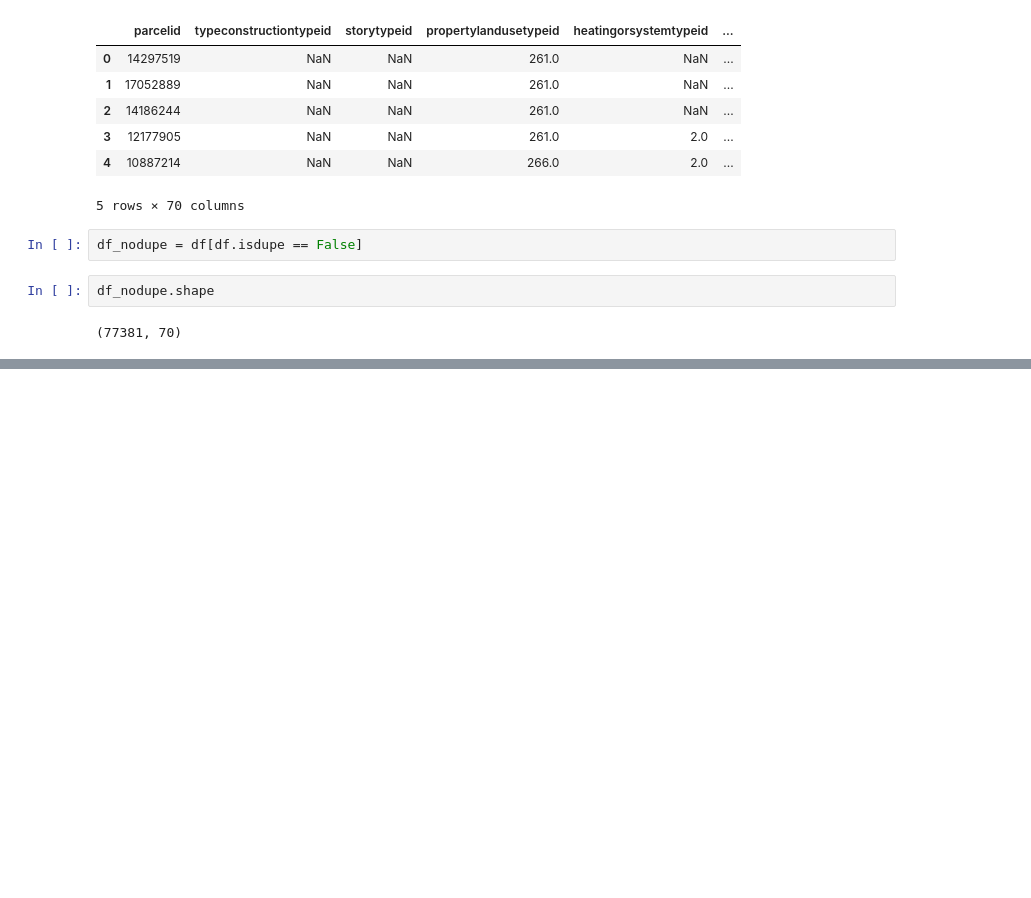
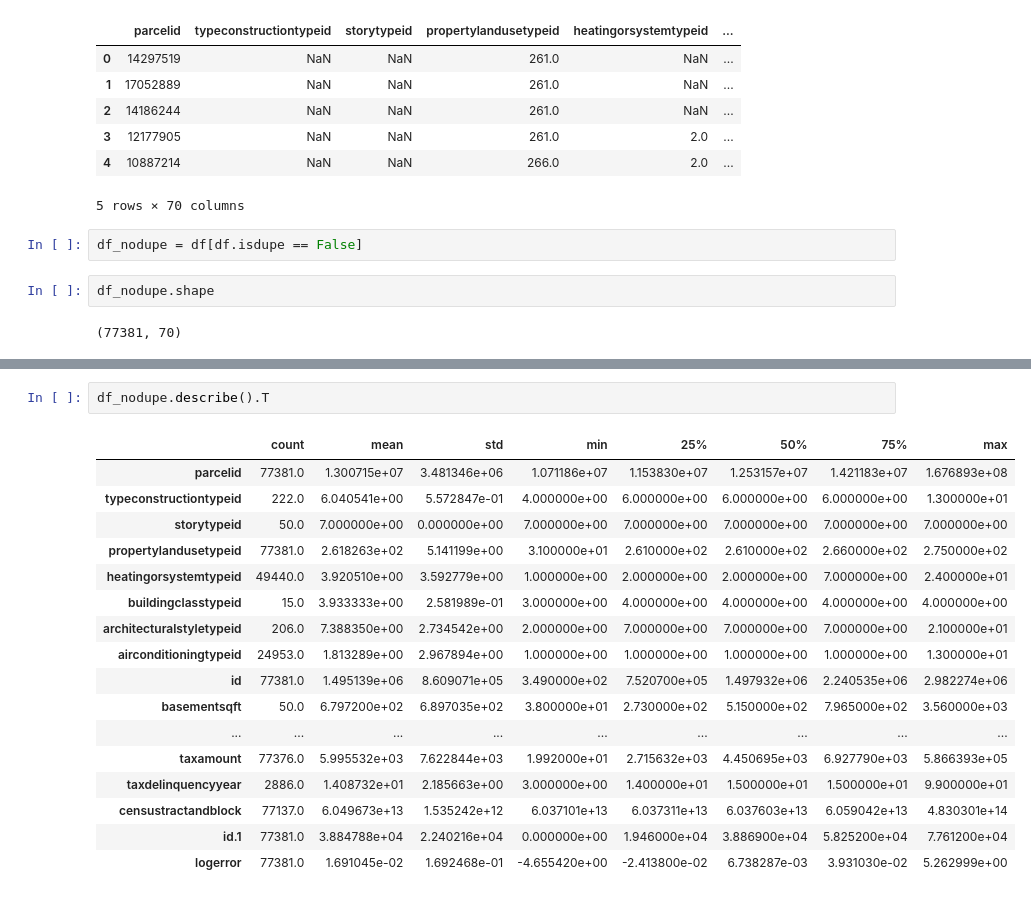
Before and after one commit to Bartholomew-Taylor/clustering_exercises, a Jupyter notebook: wrange_exercise.ipynb, the cells around one changed output, grey strips where cells are left out. Drawn from its saved outputs; the diff is of its cells as text; blank space fills up the shorter version.

```diff
--- a/wrange_exercise.ipynb
+++ b/wrange_exercise.ipynb
@@ -30,0 +56,20 @@ df_nodupe.shape
+# %%
+df_nodupe.describe().T
+# %% [output]
+|  | count | mean | std | min | 25% | 50% | 75% | max |
+| parcelid | 77381.0 | 1.300715e+07 | 3.481346e+06 | 1.071186e+07 | 1.153830e+07 | 1.253157e+07 | 1.421183e+07 | 1.676893e+08 |
+| typeconstructiontypeid | 222.0 | 6.040541e+00 | 5.572847e-01 | 4.000000e+00 | 6.000000e+00 | 6.000000e+00 | 6.000000e+00 | 1.300000e+01 |
+| storytypeid | 50.0 | 7.000000e+00 | 0.000000e+00 | 7.000000e+00 | 7.000000e+00 | 7.000000e+00 | 7.000000e+00 | 7.000000e+00 |
+| propertylandusetypeid | 77381.0 | 2.618263e+02 | 5.141199e+00 | 3.100000e+01 | 2.610000e+02 | 2.610000e+02 | 2.660000e+02 | 2.750000e+02 |
+| heatingorsystemtypeid | 49440.0 | 3.920510e+00 | 3.592779e+00 | 1.000000e+00 | 2.000000e+00 | 2.000000e+00 | 7.000000e+00 | 2.400000e+01 |
+| buildingclasstypeid | 15.0 | 3.933333e+00 | 2.581989e-01 | 3.000000e+00 | 4.000000e+00 | 4.000000e+00 | 4.000000e+00 | 4.000000e+00 |
+| architecturalstyletypeid | 206.0 | 7.388350e+00 | 2.734542e+00 | 2.000000e+00 | 7.000000e+00 | 7.000000e+00 | 7.000000e+00 | 2.100000e+01 |
+| airconditioningtypeid | 24953.0 | 1.813289e+00 | 2.967894e+00 | 1.000000e+00 | 1.000000e+00 | 1.000000e+00 | 1.000000e+00 | 1.300000e+01 |
+| id | 77381.0 | 1.495139e+06 | 8.609071e+05 | 3.490000e+02 | 7.520700e+05 | 1.497932e+06 | 2.240535e+06 | 2.982274e+06 |
+| basementsqft | 50.0 | 6.797200e+02 | 6.897035e+02 | 3.800000e+01 | 2.730000e+02 | 5.150000e+02 | 7.965000e+02 | 3.560000e+03 |
+| ... | ... | ... | ... | ... | ... | ... | ... | ... |
+| taxamount | 77376.0 | 5.995532e+03 | 7.622844e+03 | 1.992000e+01 | 2.715632e+03 | 4.450695e+03 | 6.927790e+03 | 5.866393e+05 |
+| taxdelinquencyyear | 2886.0 | 1.408732e+01 | 2.185663e+00 | 3.000000e+00 | 1.400000e+01 | 1.500000e+01 | 1.500000e+01 | 9.900000e+01 |
+| censustractandblock | 77137.0 | 6.049673e+13 | 1.535242e+12 | 6.037101e+13 | 6.037311e+13 | 6.037603e+13 | 6.059042e+13 | 4.830301e+14 |
+| id.1 | 77381.0 | 3.884788e+04 | 2.240216e+04 | 0.000000e+00 | 1.946000e+04 | 3.886900e+04 | 5.825200e+04 | 7.761200e+04 |
+| logerror | 77381.0 | 1.691045e-02 | 1.692468e-01 | -4.655420e+00 | -2.413800e-02 | 6.738287e-03 | 3.931030e-02 | 5.262999e+00 |
```
Also changed, not shown: parts of 22 cells of this notebook, 2 other files.
